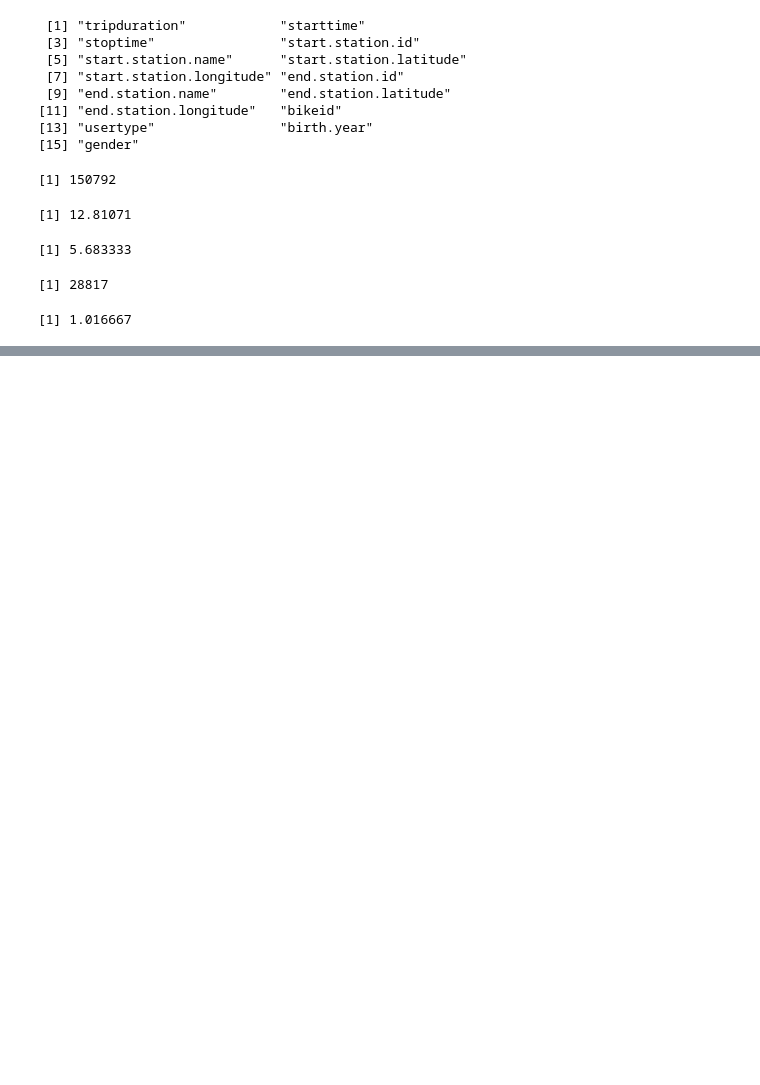
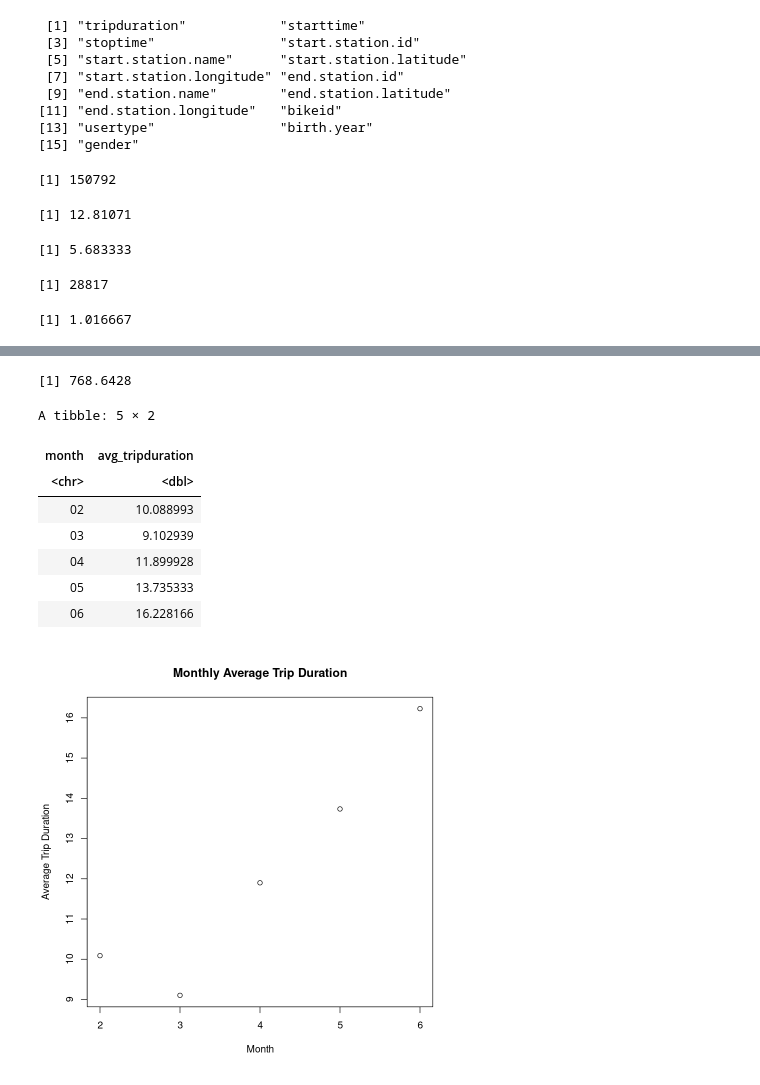
Before and after one commit to FedericoBraidi/ASPA, a Jupyter notebook: Federico_Braidi_Rlab01.ipynb, the cells around one changed output, grey strips where cells are left out. Cells and saved outputs as stored; diff of their text form; code cells hidden in the pictures; blank space fills up the shorter version.

```diff
--- a/Federico_Braidi_Rlab01.ipynb
+++ b/Federico_Braidi_Rlab01.ipynb
@@ -66,0 +71,25 @@ plot(table(data[data$tripduration < 180, "tripduration"]/60),
+# %%
+#5 Plot the monthly average of the trip duration
+data$month <- substr(data$starttime, 6, 7)
+#data
+mean(data$tripduration)
+monthly_average <- data %>%
+  group_by(month) %>%
+  summarize(avg_tripduration = mean(tripduration)/60)
+monthly_average
+
+plot(monthly_average$month, monthly_average$avg_tripduration,
+     xlab = "Month",
+     ylab = "Average Trip Duration",
+     main = "Monthly Average Trip Duration")
+# %% [output]
+[1] 768.6428
+A tibble: 5 × 2
+| month | avg_tripduration |
+| <chr> | <dbl> |
+| 02 | 10.088993 |
+| 03 | 9.102939 |
+| 04 | 11.899928 |
+| 05 | 13.735333 |
+| 06 | 16.228166 |
+[figure, added]
```
Also changed, not shown: parts of 10 cells of this notebook, 1 other file.
